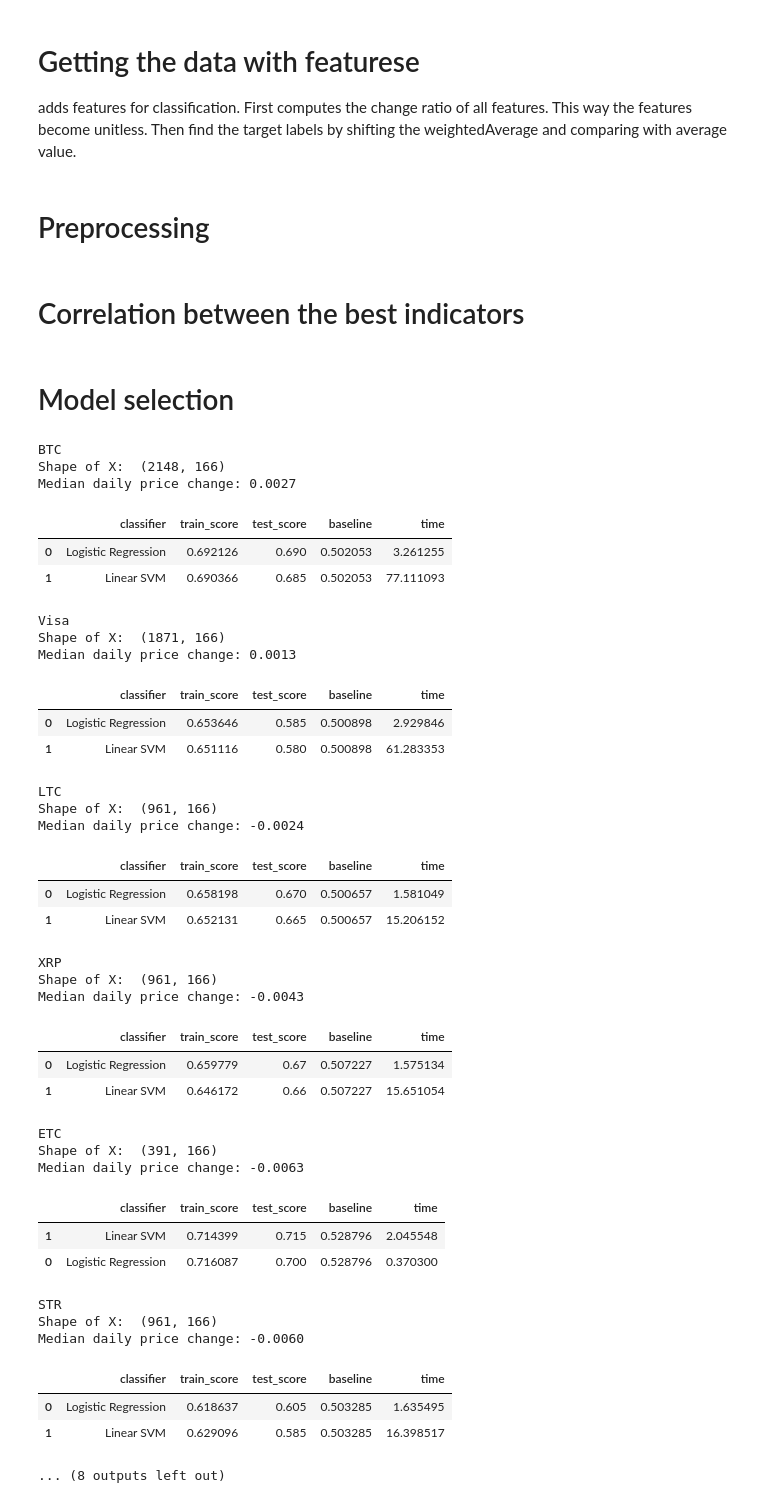
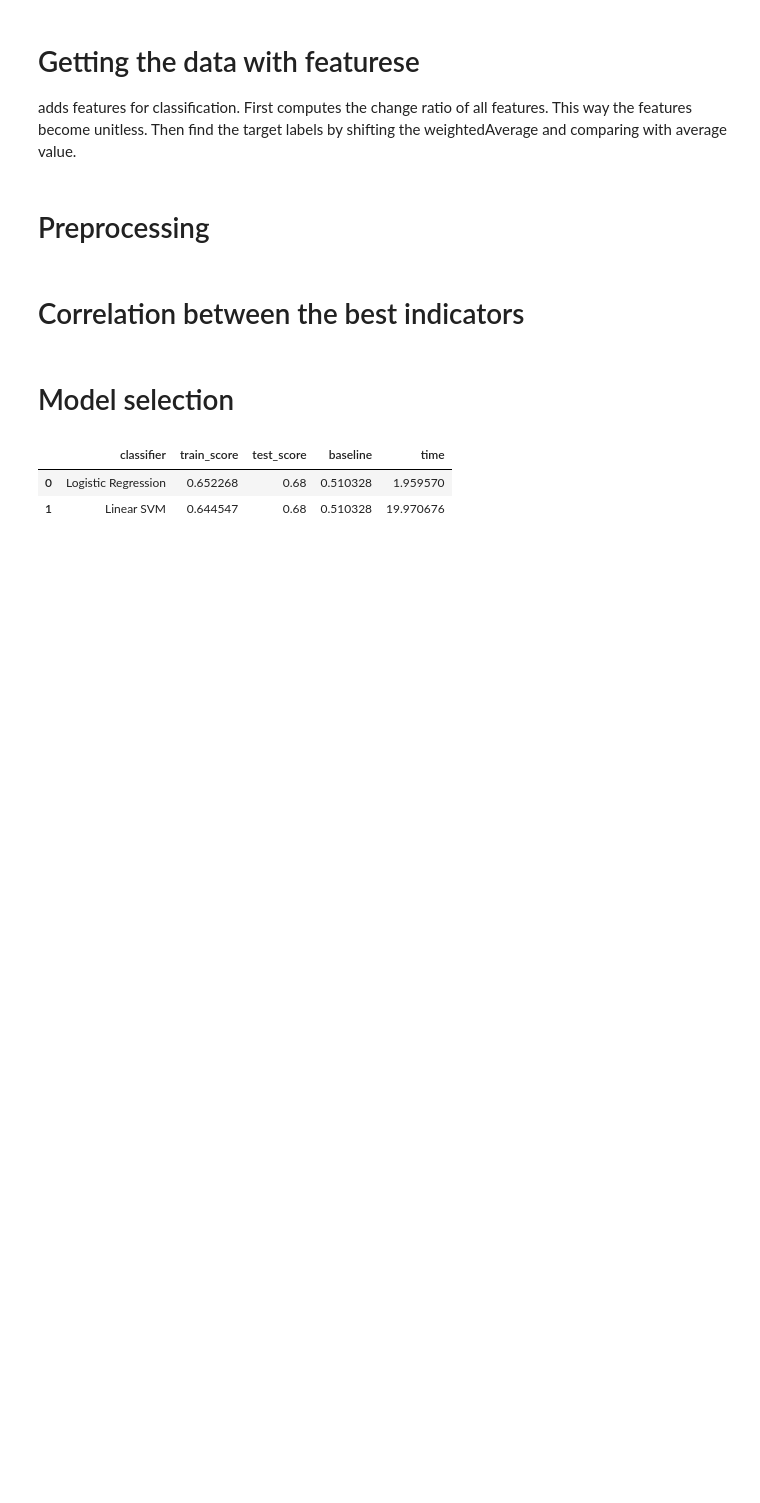
Before and after one commit to arashash/BitPredict, a Jupyter notebook: Classification/classifyTomorrowChange.ipynb, the cells around one changed output. Drawn from its saved outputs; the diff is of its cells as text; code cells hidden in the pictures; blank space fills up the shorter version.

```diff
--- a/Classification/classifyTomorrowChange.ipynb
+++ b/Classification/classifyTomorrowChange.ipynb
@@ -222,0 +205,18 @@ Loaded BTC_XEM from cache
+# %%
+altcoins = ['XRP', 'ETH', 'STR', 'NXT', 'XEM', 'XMR',
+        'BCH', 'LTC', 'ETC', 'SC', 'LSK', 'MAID',
+        'BTS', 'SYS', 'DOGE', 'STRAT', 'DASH', 'ZRX',
+        'DGB', 'STEEM', 'OMG', 'FCT', 'REP', 'ZEC',
+        'XCP', 'BCN', 'ARDR', 'GNT', 'BLK', 'GAS',
+        'GAME', 'CVC', 'SBD', 'EMC2', 'BURST', 'DCR',
+        'VRC', 'PASC', 'VTC', 'STORJ', 'LBC', 'NAV',
+        'POT', 'OMNI', 'GNO', 'AMP', 'XPM', 'EXP',
+        'VIA', 'NMC', 'BELA', 'NEOS', 'RIC', 'FLO',
+        'BCY', 'BTCD', 'FLDC', 'RADS', 'PPC', 'NXC',
+        'GRC', 'PINK', 'CLAM', 'XVC', 'XBC', 'BTM', 'HUC']
+
+altcoin_data = {}
+for altcoin in altcoins:
+    coinpair = 'BTC_{}'.format(altcoin)
+    crypto_price_df = get_crypto_data(coinpair)
+    altcoin_data[altcoin] = crypto_price_df
@@ -445,19 +467,21 @@ def getData(altcoin):
 
     n = 150
     # remove the first n samples
-    data = data.drop(data.index[0:n])
+#     data = data.drop(data.index[0:n])
+    data = data.dropna(axis=0, how='any')
+
 
 
 
     X = (data.drop(['priceRate+'], axis = 1)).values
     X = np.nan_to_num(X)
-    print('Shape of X: ',X.shape)
+#     print('Shape of X: ',X.shape)
     tomorrrowPriceChange = data['priceRate+'].values
     tomorrrowPriceChange = np.nan_to_num(tomorrrowPriceChange)
 
     # finds the median weighted price changes
     priceChangeMed = np.median(tomorrrowPriceChange)
-    print('Median daily price change: %0.4f'%priceChangeMed)
+#     print('Median daily price change: %0.4f'%priceChangeMed)
     # computes the target label as whether the tomorrow value exceeds the median
     # in order to make the dataset balanced, i.e., number of pos and neg labels be equal
     y = (tomorrrowPriceChange > priceChangeMed)*1
@@ -477,7 +501,7 @@ def getData(altcoin):
 
 #     y = (tomorrrowPriceChange > delta)
 
-    return X, y, tomorrrowPriceChange
+    return X, y, tomorrrowPriceChange, X.shape[0], priceChangeMed
 # %% [markdown]
 # Preprocessing
 # %%
@@ -577,51 +601,15 @@ def batch_classify(X, y, testSize, verbose = True):
         count+=1
     return df_results
 # %%
-coins = ['BTC','Visa','LTC','XRP','ETC','STR','DASH','SC','XMR','XEM']
+coin = 'LTC'
 testSize = 200
-for coin in coins:
-    print(coin)
-    X, y, y_cont = getData(coin)
+X, y, y_cont, size, median = getData(coin)
 
-    X = preprocess(X, y, testSize, k=20)
+X = preprocess(X, y, testSize, k=20)
 
-    df_results = batch_classify(X, y, testSize)
-    display(df_results.sort_values(by='test_score', ascending=False))
+df_results = batch_classify(X, y, testSize)
+display(df_results.sort_values(by='test_score', ascending=False))
 # %% [output]
-BTC
-Shape of X:  (2148, 166)
-Median daily price change: 0.0027
 |  | classifier | train_score | test_score | baseline | time |
-| 0 | Logistic Regression | 0.692126 | 0.690 | 0.502053 | 3.261255 |
-| 1 | Linear SVM | 0.690366 | 0.685 | 0.502053 | 77.111093 |
+| 0 | Logistic Regression | 0.652268 | 0.68 | 0.510328 | 1.959570 |
+| 1 | Linear SVM | 0.644547 | 0.68 | 0.510328 | 19.970676 |
-Visa
-Shape of X:  (1871, 166)
-Median daily price change: 0.0013
-|  | classifier | train_score | test_score | baseline | time |
-| 0 | Logistic Regression | 0.653646 | 0.585 | 0.500898 | 2.929846 |
-| 1 | Linear SVM | 0.651116 | 0.580 | 0.500898 | 61.283353 |
-LTC
-Shape of X:  (961, 166)
-Median daily price change: -0.0024
-|  | classifier | train_score | test_score | baseline | time |
-| 0 | Logistic Regression | 0.658198 | 0.670 | 0.500657 | 1.581049 |
-| 1 | Linear SVM | 0.652131 | 0.665 | 0.500657 | 15.206152 |
-XRP
-Shape of X:  (961, 166)
-Median daily price change: -0.0043
-|  | classifier | train_score | test_score | baseline | time |
-| 0 | Logistic Regression | 0.659779 | 0.67 | 0.507227 | 1.575134 |
-| 1 | Linear SVM | 0.646172 | 0.66 | 0.507227 | 15.651054 |
-ETC
-Shape of X:  (391, 166)
-Median daily price change: -0.0063
-|  | classifier | train_score | test_score | baseline | time |
-| 1 | Linear SVM | 0.714399 | 0.715 | 0.528796 | 2.045548 |
-| 0 | Logistic Regression | 0.716087 | 0.700 | 0.528796 | 0.370300 |
-STR
-Shape of X:  (961, 166)
-Median daily price change: -0.0060
-|  | classifier | train_score | test_score | baseline | time |
-| 0 | Logistic Regression | 0.618637 | 0.605 | 0.503285 | 1.635495 |
-| 1 | Linear SVM | 0.629096 | 0.585 | 0.503285 | 16.398517 |
-... (8 outputs left out)
```
Also changed, not shown: parts of 5 cells of this notebook, 58 other files.
